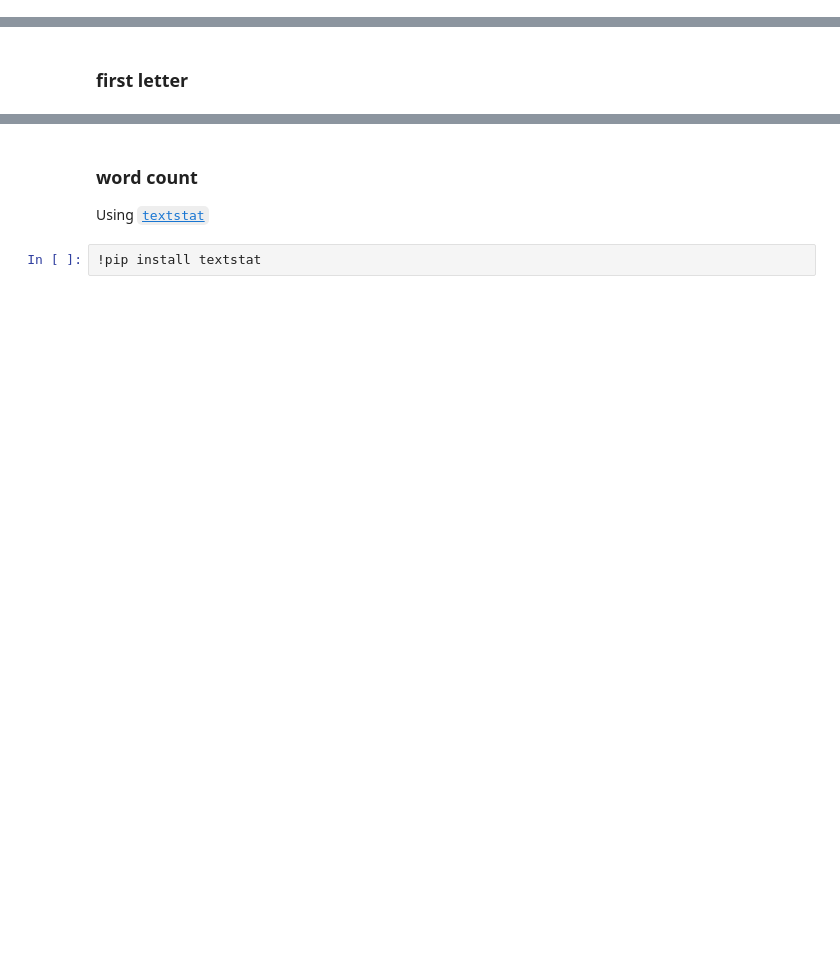
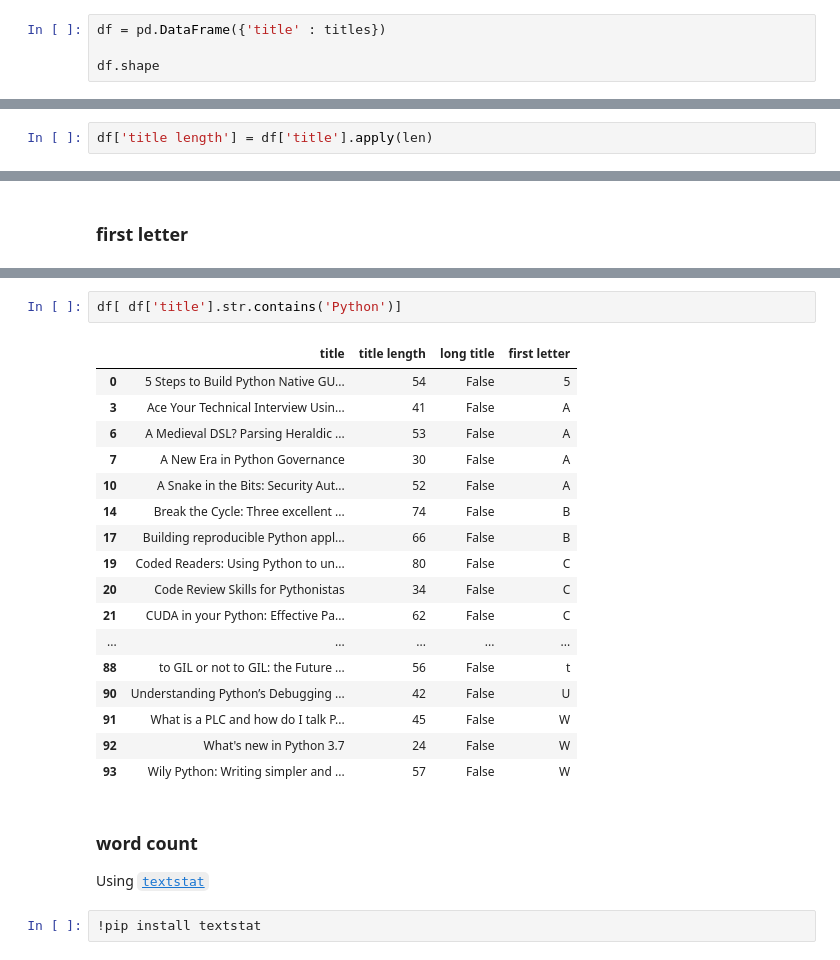
Before and after one commit to standroidbeta/DS-Unit-1-Sprint-2-Data-Wrangling, a Jupyter notebook: module1-scrape-and-process-data/LS_DS_121_Scrape_and_process_data.ipynb, the cells around one changed output, grey strips where cells are left out. Cells and saved outputs as stored; diff of their text form; blank space fills up the shorter version.

Commit message:
LS_DS_121_Scrape_and_process_data

```diff
--- a/module1-scrape-and-process-data/LS_DS_121_Scrape_and_process_data.ipynb
+++ b/module1-scrape-and-process-data/LS_DS_121_Scrape_and_process_data.ipynb
@@ -43,0 +267,4 @@ pandas documentation: [Working with Text Data](https://pandas.pydata.org/pandas-
+# %%
+df = pd.DataFrame({'title' : titles})
+
+df.shape
@@ -47,3 +310,5 @@ pandas documentation: [Working with Text Data](https://pandas.pydata.org/pandas-
 pandas documentation: [apply](https://pandas.pydata.org/pandas-docs/stable/generated/pandas.Series.apply.html)
 # %% [markdown]
 ### title length
+# %%
+df['title length'] = df['title'].apply(len)
@@ -54,3 +417,23 @@ pandas documentation: [apply](https://pandas.pydata.org/pandas-docs/stable/gener
+# %%
+df[ df['title'].str.contains('Python')]
+# %% [output]
+|  | title | title length | long title | first letter |
+| 0 | 5 Steps to Build Python Native GU... | 54 | False | 5 |
+| 3 | Ace Your Technical Interview Usin... | 41 | False | A |
+| 6 | A Medieval DSL? Parsing Heraldic ... | 53 | False | A |
+| 7 | A New Era in Python Governance | 30 | False | A |
+| 10 | A Snake in the Bits: Security Aut... | 52 | False | A |
+| 14 | Break the Cycle: Three excellent ... | 74 | False | B |
+| 17 | Building reproducible Python appl... | 66 | False | B |
+| 19 | Coded Readers: Using Python to un... | 80 | False | C |
+| 20 | Code Review Skills for Pythonistas | 34 | False | C |
+| 21 | CUDA in your Python: Effective Pa... | 62 | False | C |
+| ... | ... | ... | ... | ... |
+| 88 | to GIL or not to GIL: the Future ... | 56 | False | t |
+| 90 | Understanding Python’s Debugging ... | 42 | False | U |
+| 91 | What is a PLC and how do I talk P... | 45 | False | W |
+| 92 | What's new in Python 3.7 | 24 | False | W |
+| 93 | Wily Python: Writing simpler and ... | 57 | False | W |
 # %% [markdown]
 ### word count
 
```
Also changed, not shown: parts of 72 cells of this notebook.
